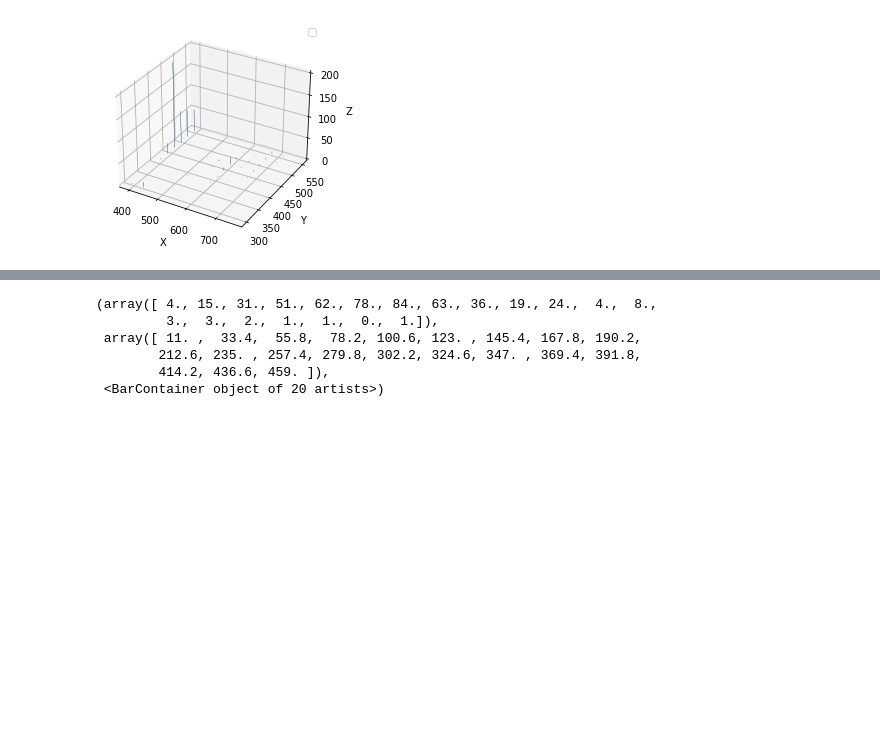
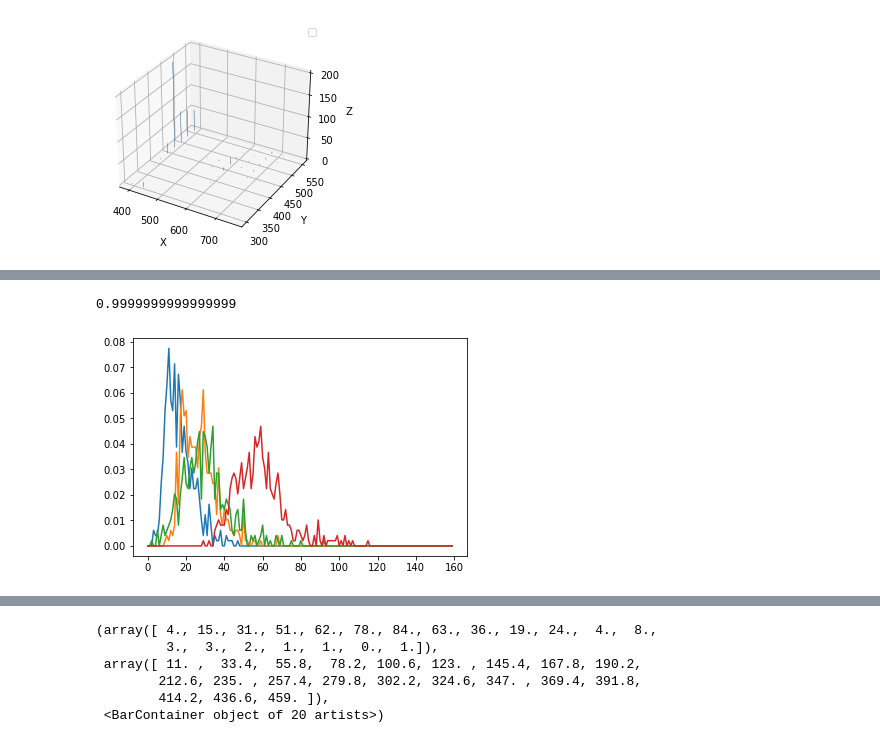
Before and after one commit to DongDong500/CPNKDv4, a Jupyter notebook: test2.ipynb, the cells around one changed output, grey strips where cells are left out. Cells and saved outputs as stored; diff of their text form; code cells hidden in the pictures; blank space fills up the shorter version.

```diff
--- a/test2.ipynb
+++ b/test2.ipynb
@@ -107,0 +160,13 @@ w_max mean: 291.2694/66.1008, min/max: 144/573
+# %%
+x = np.array(x) / sum(x)
+y = np.array(y) / sum(y)
+z = np.array(z) / sum(z)
+w = np.array(w) / sum(w)
+# %%
+plt.plot(x)
+plt.plot(y)
+plt.plot(z)
+plt.plot(w)
+# %% [output]
+0.9999999999999999
+[figure, added]
```
Also changed, not shown: parts of 13 cells of this notebook, 31 other files.
